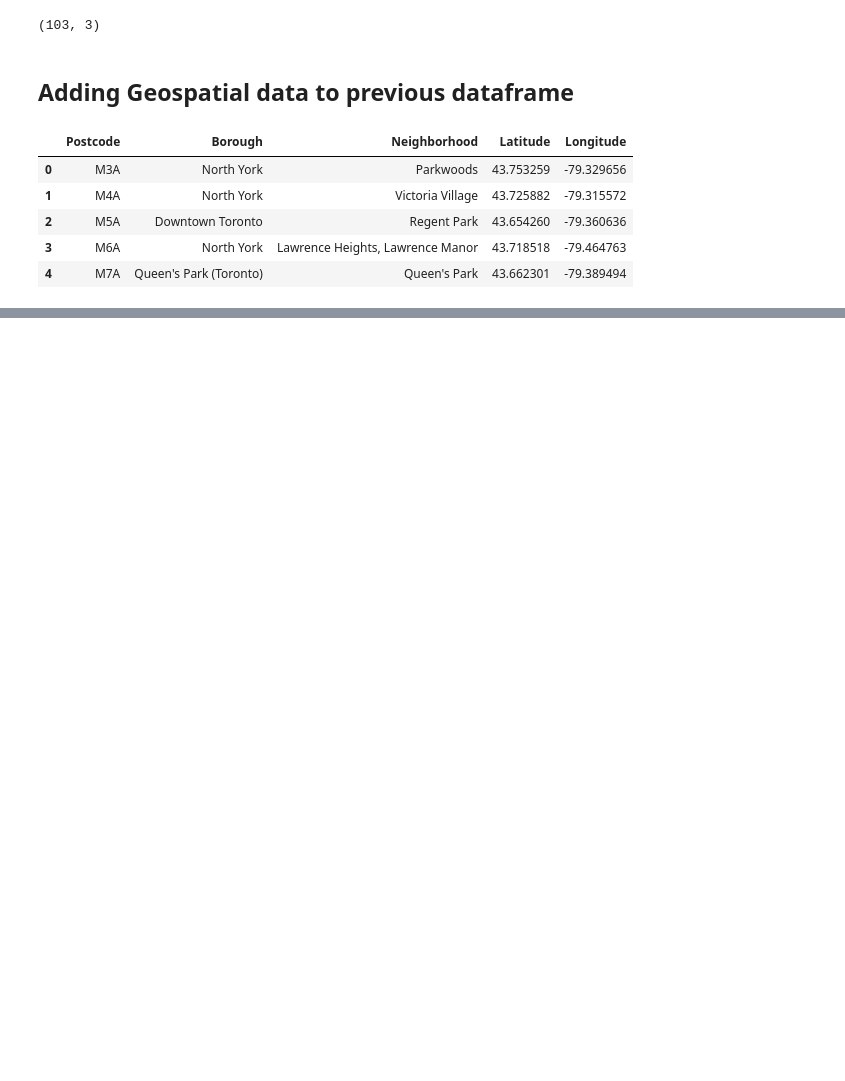
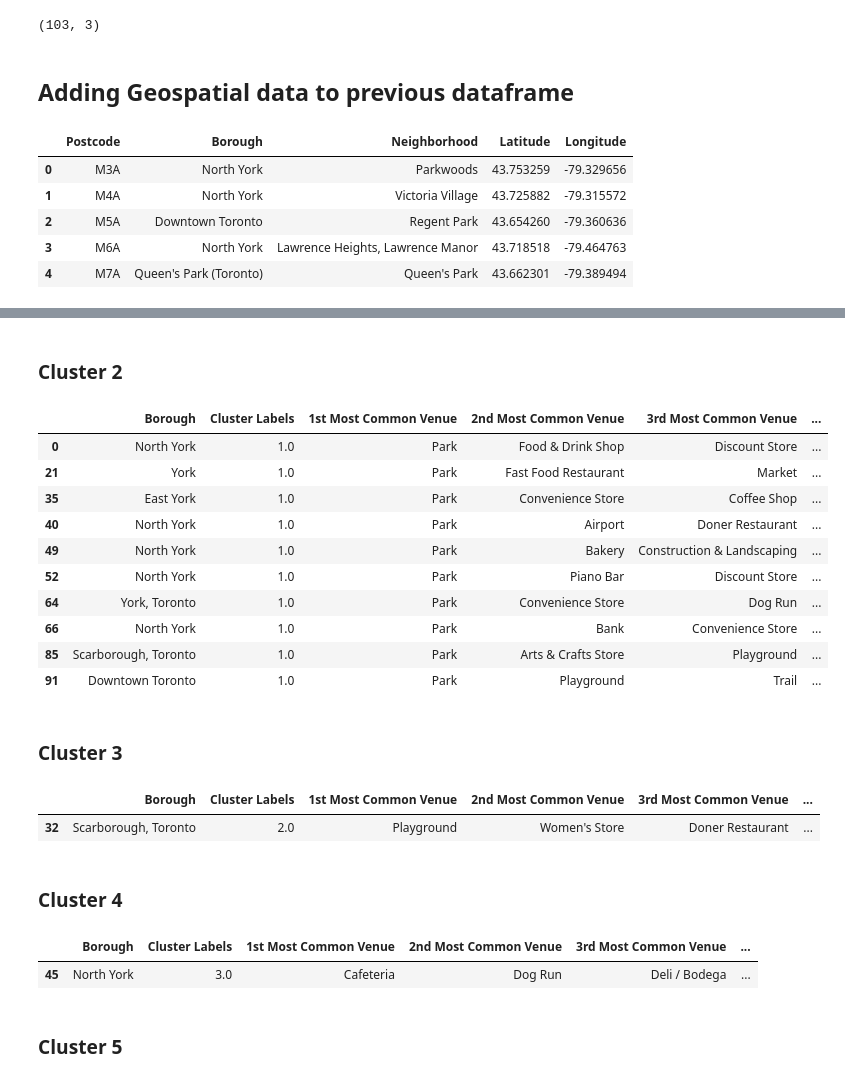
Before and after one commit to shaoni11/Coursera_Capstone, a Jupyter notebook: toronto file.ipynb, the cells around one changed output, grey strips where cells are left out. Cells and saved outputs as stored; diff of their text form; code cells hidden in the pictures; blank space fills up the shorter version.

```diff
--- a/toronto file.ipynb
+++ b/toronto file.ipynb
@@ -156,0 +592,32 @@ toronto_data.head()
+# %% [markdown]
+### Cluster 2
+# %%
+toronto_new.loc[toronto_new['Cluster Labels'] == 1, toronto_new.columns[[1] + list(range(5, toronto_new.shape[1]))]]
+# %% [output]
+|  | Borough | Cluster Labels | 1st Most Common Venue | 2nd Most Common Venue | 3rd Most Common Venue | ... |
+| 0 | North York | 1.0 | Park | Food & Drink Shop | Discount Store | ... |
+| 21 | York | 1.0 | Park | Fast Food Restaurant | Market | ... |
+| 35 | East York | 1.0 | Park | Convenience Store | Coffee Shop | ... |
+| 40 | North York | 1.0 | Park | Airport | Doner Restaurant | ... |
+| 49 | North York | 1.0 | Park | Bakery | Construction & Landscaping | ... |
+| 52 | North York | 1.0 | Park | Piano Bar | Discount Store | ... |
+| 64 | York, Toronto | 1.0 | Park | Convenience Store | Dog Run | ... |
+| 66 | North York | 1.0 | Park | Bank | Convenience Store | ... |
+| 85 | Scarborough, Toronto | 1.0 | Park | Arts & Crafts Store | Playground | ... |
+| 91 | Downtown Toronto | 1.0 | Park | Playground | Trail | ... |
+# %% [markdown]
+### Cluster 3
+# %%
+toronto_new.loc[toronto_new['Cluster Labels'] == 2, toronto_new.columns[[1] + list(range(5, toronto_new.shape[1]))]]
+# %% [output]
+|  | Borough | Cluster Labels | 1st Most Common Venue | 2nd Most Common Venue | 3rd Most Common Venue | ... |
+| 32 | Scarborough, Toronto | 2.0 | Playground | Women's Store | Doner Restaurant | ... |
+# %% [markdown]
+### Cluster 4
+# %%
+toronto_new.loc[toronto_new['Cluster Labels'] == 3, toronto_new.columns[[1] + list(range(5, toronto_new.shape[1]))]]
+# %% [output]
+|  | Borough | Cluster Labels | 1st Most Common Venue | 2nd Most Common Venue | 3rd Most Common Venue | ... |
+| 45 | North York | 3.0 | Cafeteria | Dog Run | Deli / Bodega | ... |
+# %% [markdown]
+### Cluster 5
```
Also changed, not shown: parts of 38 cells of this notebook.
